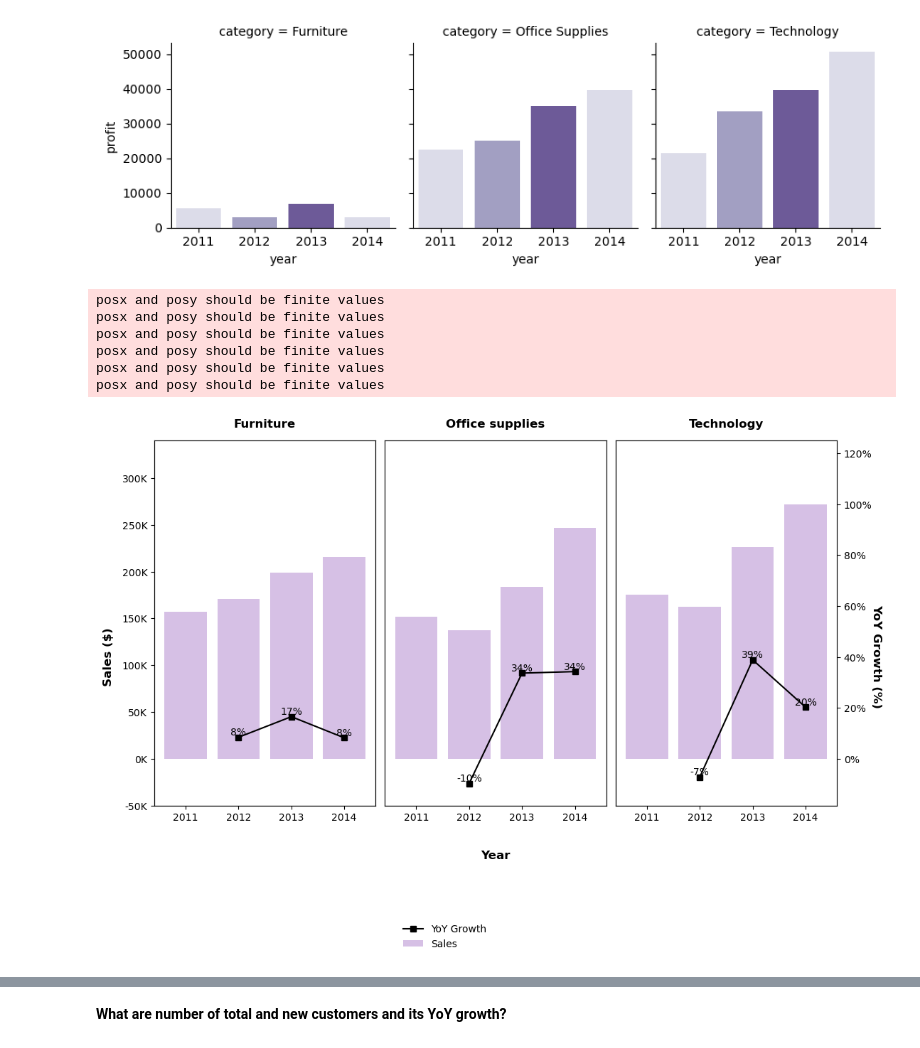
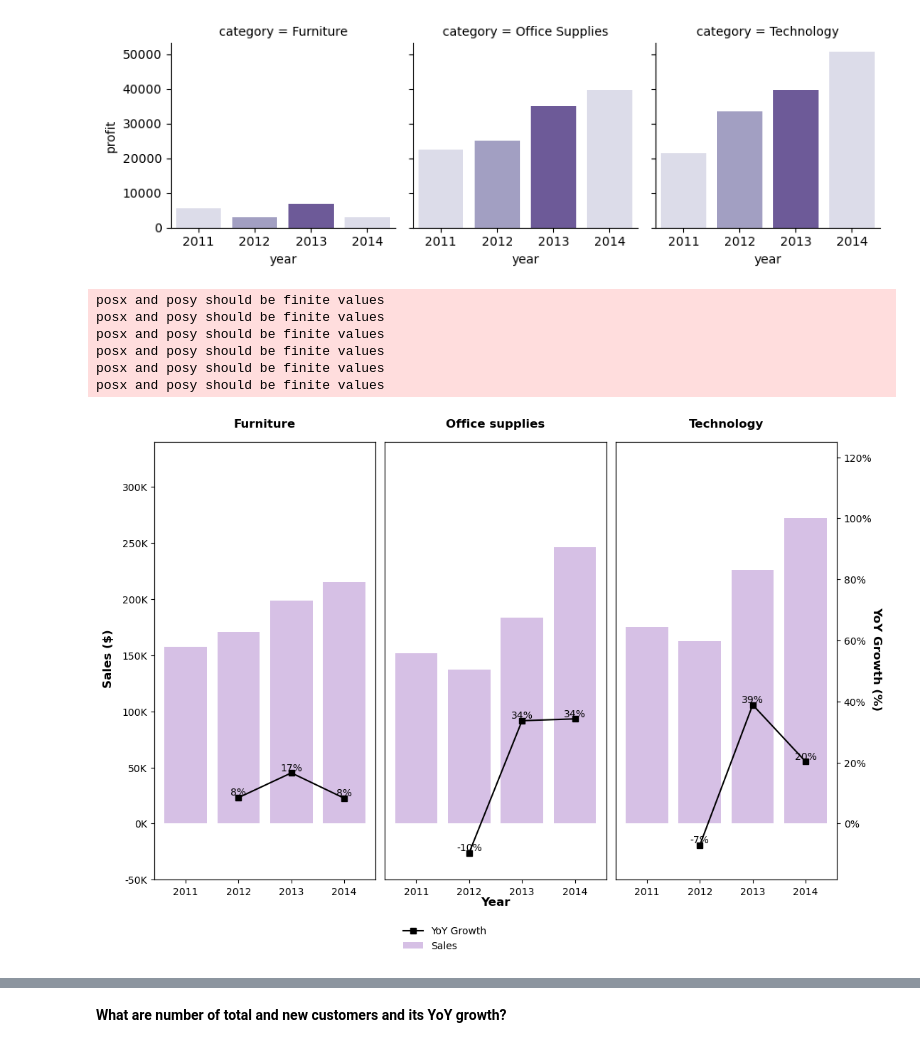
Before and after one commit to annugit1655/Global-Superstore-Project, a Jupyter notebook: notebooks/order-return-US-sales-analysis.ipynb, the cells around one changed output, grey strips where cells are left out. Drawn from its saved outputs; the diff is of its cells as text; code cells hidden in the pictures.

Commit message:
asjusted_plot

```diff
--- a/notebooks/order-return-US-sales-analysis.ipynb
+++ b/notebooks/order-return-US-sales-analysis.ipynb
@@ -1942,36 +1942,36 @@ for i, cat in enumerate(categories):
         ax2.set_yticklabels([])
         ax2.set_yticks([])
 
     # title
     ax.set_title(f"{cat.capitalize()}", fontsize=12, fontweight='bold', y=1.02)
 # Add dummy line for legend
 dummy_line = axes[0].plot([], [], marker='s', color='k', label="YoY Growth")
 
 # Shared y-axis labels for both side
 fig.text(0.04, 0.5, "Sales ($)", va='center', rotation=90, fontsize=12, fontweight='bold')
 fig.text(0.94, 0.5, "YoY Growth (%)", va="center", rotation=270, fontsize=12, fontweight='bold')
 
 # Shared x-axis labels
-fig.text(0.5, 0.10, "Year", ha='center', va='center', fontsize=12, fontweight='bold')
+fig.text(0.5, 0.01, "Year", ha='center', va='center', fontsize=12, fontweight='bold')
 
 # Legend
 handles, legends = axes[0].get_legend_handles_labels()
 fig.legend(handles, legends, loc = 'upper right', bbox_to_anchor=(0.5, -0.02), ncols=1, frameon=False)
 # Legend only for dummy line
 fig.legend([dummy_line], ["YoY Growth"], loc="lower center", bbox_to_anchor=(0.7, -0.02), frameon=False)
 
 # Add layout adjustment
 plt.tight_layout()
-plt.subplots_adjust(bottom=0.2, left=0.1, right=0.9)
+plt.subplots_adjust(left=0.1, right=0.9)
 plt.show()
 # %% [output]
 posx and posy should be finite values
 posx and posy should be finite values
 posx and posy should be finite values
 posx and posy should be finite values
 posx and posy should be finite values
 posx and posy should be finite values
-[figure, old version]
+[figure, new version]
 # %%
 
 # -----------------------------
```
Also changed, not shown: parts of 1 cell of this notebook.
